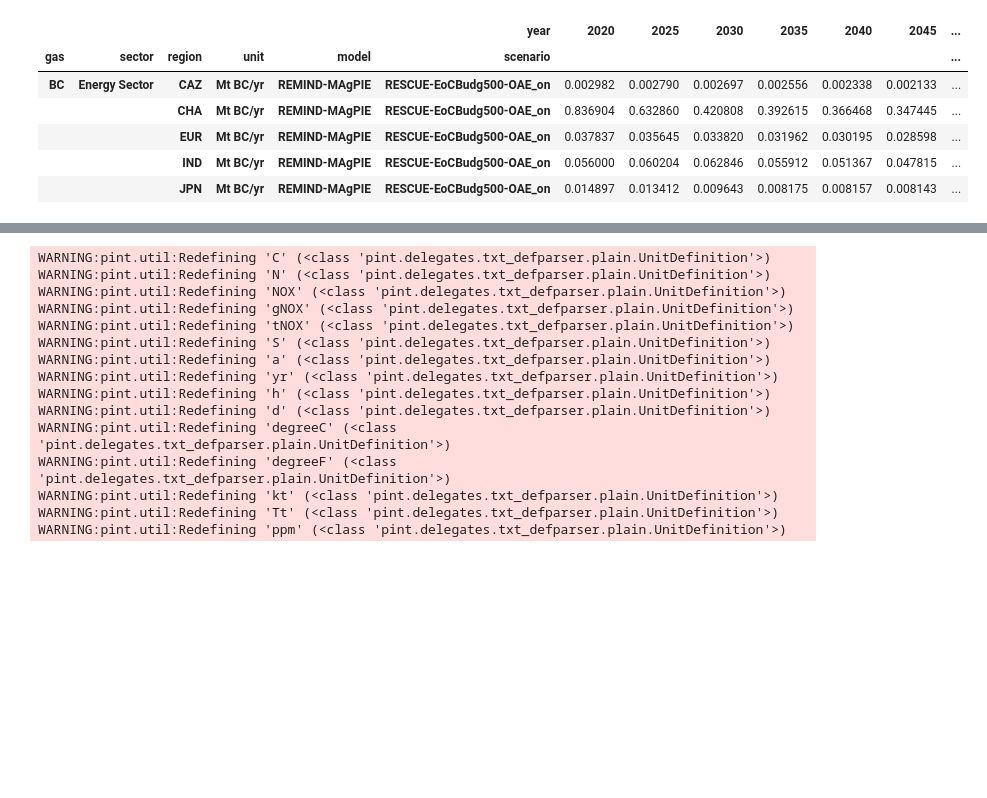
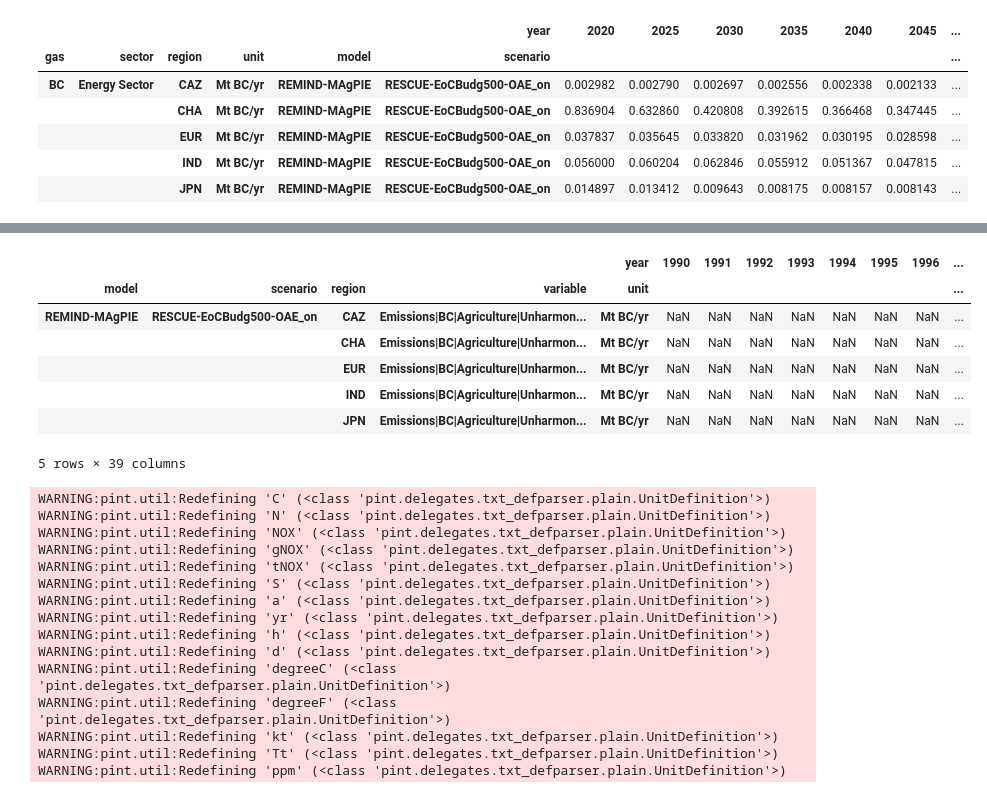
Before and after one commit to jkikstra/concordia, a Jupyter notebook: notebooks/workflow.ipynb, the cells around one changed output, grey strips where cells are left out. Saved outputs shown, nothing was run; the diff lists cells and outputs as text; code cells hidden in the pictures; blank space fills up the shorter version.

```diff
--- a/notebooks/workflow.ipynb
+++ b/notebooks/workflow.ipynb
@@ -150,9 +119,13 @@ model = (
     pd.read_csv(
         base_path / "iam_files/rescue/RESCUE-REMIND_MAgPIE-EoCBudg500-OAE_on-TEST.csv",
         index_col=list(range(5)),
-        sep=";"
-    ).drop(["Unnamed: 21"], axis=1)
-    .rename(index={"Mt CO2-equiv/yr": "Mt CO2-eq/yr", "Mt NOX/yr": "Mt NOx/yr"}, level="Unit")
+        sep=";",
+    )
+    .drop(["Unnamed: 21"], axis=1)
+    .rename(
+        index={"Mt CO2-equiv/yr": "Mt CO2-eq/yr", "Mt NOX/yr": "Mt NOx/yr"},
+        level="Unit",
+    )
     .pipe(
         variabledefs.load_data,
         levels=["model", "scenario", "region", "gas", "sector", "unit"],
@@ -254,7 +223,9 @@ for m, s in model.index.idx.project(["model", "scenario"]).unique():
     h = Harmonizer(
         scen, hist_agg.idx.semijoin(scen.index, how="right"), harm_idx=scen.index.names
     )
-    result = h.harmonize(year=base_year, overrides=None if harm_overrides.empty else harm_overrides)
+    result = h.harmonize(
+        year=base_year, overrides=None if harm_overrides.empty else harm_overrides
+    )
     harmonized.append(result.idx.assign(model=m, scenario=s))
 harmonized = pd.concat(harmonized)
 
@@ -279,0 +260,33 @@ methods = h.methods(year=base_year)
+# %%
+version = "2023-07-11"
+data = concat(
+    [
+        model_agg.idx.format(
+            variable="Emissions|{gas}|{sector}|Unharmonized", drop=True
+        ),
+        harmonized.idx.assign(
+            method=methods.idx.semijoin(harmonized.index, how="right")
+        ).idx.format(
+            variable="Emissions|{gas}|{sector}|Harmonized|{method}", drop=True
+        ),
+        hist_agg.loc[:, 1990:].idx.format(
+            model="CEDS",
+            scenario="Synthetic",
+            variable="Emissions|{gas}|{sector}",
+            drop=True,
+        ),
+    ],
+    order=["model", "scenario", "region", "variable", "unit"],
+).sort_index(axis=1)
+data.to_csv(f"harmonization-{version}.csv")
+# %%
+data.head()
+# %% [output]
+|  |  |  |  | year | 1990 | 1991 | 1992 | 1993 | 1994 | 1995 | 1996 | ... |
+| model | scenario | region | variable | unit |  |  |  |  |  |  |  | ... |
+| REMIND-MAgPIE | RESCUE-EoCBudg500-OAE_on | CAZ | Emissions|BC|Agriculture|Unharmon... | Mt BC/yr | NaN | NaN | NaN | NaN | NaN | NaN | NaN | ... |
+|  |  | CHA | Emissions|BC|Agriculture|Unharmon... | Mt BC/yr | NaN | NaN | NaN | NaN | NaN | NaN | NaN | ... |
+|  |  | EUR | Emissions|BC|Agriculture|Unharmon... | Mt BC/yr | NaN | NaN | NaN | NaN | NaN | NaN | NaN | ... |
+|  |  | IND | Emissions|BC|Agriculture|Unharmon... | Mt BC/yr | NaN | NaN | NaN | NaN | NaN | NaN | NaN | ... |
+|  |  | JPN | Emissions|BC|Agriculture|Unharmon... | Mt BC/yr | NaN | NaN | NaN | NaN | NaN | NaN | NaN | ... |
+5 rows × 39 columns
```
Also changed, not shown: parts of 19 cells of this notebook.
